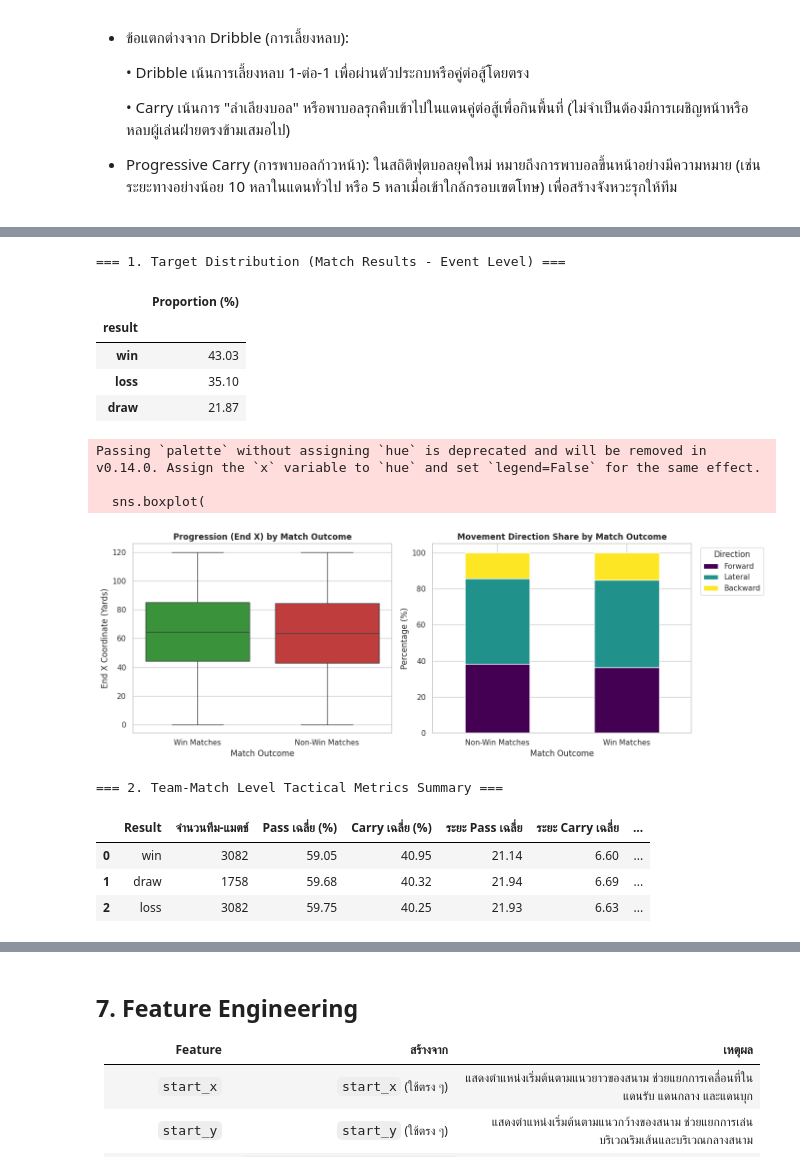
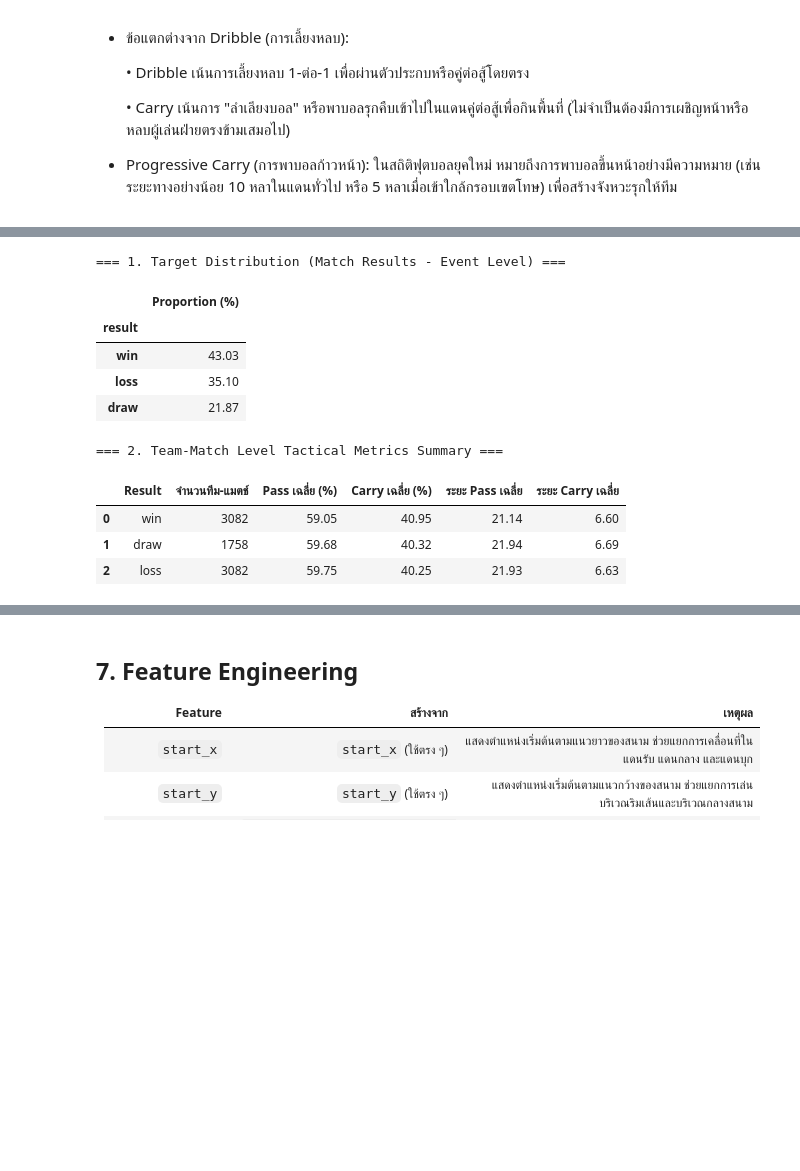
Before and after one commit to doperjerr/G2_MiniProject_Part2_BigData_ML, a Jupyter notebook: G2_MiniProject_Part2_BigData_ML.ipynb, the cells around one changed output, grey strips where cells are left out. Cells and saved outputs as stored; diff of their text form; code cells hidden in the pictures; blank space fills up the shorter version.

```diff
--- a/G2_MiniProject_Part2_BigData_ML.ipynb
+++ b/G2_MiniProject_Part2_BigData_ML.ipynb
@@ -797,21 +797,6 @@ eda["dy"] = eda["end_y"] - eda["start_y"]
 eda["dist"] = np.hypot(eda["dx"], eda["dy"])
 eda["angle"] = np.degrees(np.arctan2(eda["dy"], eda["dx"]))
 
-# สร้างทิศทางการเคลื่อนที่ตามแกน X
-# Forward = เคลื่อนที่ไปทางแกน X บวก
-# Lateral = เคลื่อนที่ในแนวแกน Y เป็นหลัก
-# Backward = เคลื่อนที่ไปทางแกน X ลบ
-
-abs_angle = eda["angle"].abs()
-
-eda["direction"] = pd.cut(
-    abs_angle,
-    bins=[-0.1, 45, 135, 180.1],
-    labels=["Forward", "Lateral", "Backward"]
-)
-
-sns.set_theme(style="whitegrid", context="notebook")
-
 print(f"จำนวน Events: {len(eda):,}")
 print(f"จำนวน Matches: {eda['match_id'].nunique():,}")
 print(f"จำนวน Teams: {eda['team'].nunique():,}")
@@ -1194,39 +1105,6 @@ display(result_share.round(2))
 
 # สร้างตัวแปรแบ่งกลุ่ม Win vs Non-Win
 eda["match_outcome"] = np.where(eda["result"] == "win", "Win Matches", "Non-Win Matches")
-
-# พล็อต Boxplot และ Stacked Bar Chart (Event Level)
-fig, axes = plt.subplots(1, 2, figsize=(14, 5))
-
-sns.boxplot(
-    data=eda.sample(n=min(100000, len(eda)), random_state=42),
-    x="match_outcome",
-    y="end_x",
-    palette=["#2ca02c", "#d62728"],
-    ax=axes[0]
-)
-axes[0].set_title("Progression (End X) by Match Outcome", fontweight="bold")
-axes[0].set_xlabel("Match Outcome")
-axes[0].set_ylabel("End X Coordinate (Yards)")
-
-dir_target = (
-    pd.crosstab(eda["match_outcome"], eda["direction"], normalize="index") * 100
-)
-
-dir_target.plot(
-    kind="bar",
-    stacked=True,
-    colormap="viridis",
-    ax=axes[1],
-    rot=0
-)
-axes[1].set_title("Movement Direction Share by Match Outcome", fontweight="bold")
-axes[1].set_xlabel("Match Outcome")
-axes[1].set_ylabel("Percentage (%)")
-axes[1].legend(title="Direction", bbox_to_anchor=(1.02, 1))
-
-plt.tight_layout()
-plt.show()
 
 
 # ------------------------------------------
@@ -1265,21 +1143,10 @@ carry_distance = (
     .reset_index()
 )
 
-forward_pct = (
-    tc.assign(_is_forward=tc["direction"].astype("string").str.lower().eq("forward"))
-    .groupby(["match_id", "team", "_result"], observed=True)["_is_forward"]
-    .mean()
-    .mul(100)
-    .rename("Forward_Movement_Pct")
-    .reset_index()
-)
-
 team_match = team_match.merge(
     pass_distance, on=["match_id", "team", "_result"], how="left"
 ).merge(
     carry_distance, on=["match_id", "team", "_result"], how="left"
-).merge(
-    forward_pct, on=["match_id", "team", "_result"], how="left"
 )
 
 team_match["Pass_Pct"] = (team_match["Pass_Count"] / team_match["Total_Events"] * 100)
@@ -1293,43 +1160,37 @@ if not team_match_valid.empty:
         team_match_valid.groupby("_result", observed=True)
         .agg(
             Team_Match_Count=("match_id", "size"),
             Mean_Pass_Pct=("Pass_Pct", "mean"),
             Mean_Carry_Pct=("Carry_Pct", "mean"),
             Mean_Pass_Distance=("Mean_Pass_Distance", "mean"),
-            Mean_Carry_Distance=("Mean_Carry_Distance", "mean"),
-            Mean_Forward_Pct=("Forward_Movement_Pct", "mean")
+            Mean_Carry_Distance=("Mean_Carry_Distance", "mean")
         )
         .reindex(["win", "draw", "loss"])
         .rename_axis("Result")
         .reset_index()
     )
 
     result_table = result_table.rename(columns={
         "Team_Match_Count": "จำนวนทีม-แมตช์",
         "Mean_Pass_Pct": "Pass เฉลี่ย (%)",
         "Mean_Carry_Pct": "Carry เฉลี่ย (%)",
         "Mean_Pass_Distance": "ระยะ Pass เฉลี่ย",
-        "Mean_Carry_Distance": "ระยะ Carry เฉลี่ย",
-        "Mean_Forward_Pct": "Forward เฉลี่ย (%)"
+        "Mean_Carry_Distance": "ระยะ Carry เฉลี่ย"
     })
 
     numeric_cols = result_table.select_dtypes(include="number").columns
     result_table[numeric_cols] = result_table[numeric_cols].round(2)
 
     display(result_table)
 # %% [output]
 === 1. Target Distribution (Match Results - Event Level) ===
 |  | Proportion (%) |
 | result |  |
 | win | 43.03 |
 | loss | 35.10 |
 | draw | 21.87 |
-Passing `palette` without assigning `hue` is deprecated and will be removed in v0.14.0. Assign the `x` variable to `hue` and set `legend=False` for the same effect.
-
-  sns.boxplot(
+=== 2. Team-Match Level Tactical Metrics Summary ===
-[figure, removed]
-=== 2. Team-Match Level Tactical Metrics Summary ===
-|  | Result | จำนวนทีม-แมตช์ | Pass เฉลี่ย (%) | Carry เฉลี่ย (%) | ระยะ Pass เฉลี่ย | ระยะ Carry เฉลี่ย | ... |
-| 0 | win | 3082 | 59.05 | 40.95 | 21.14 | 6.60 | ... |
-| 1 | draw | 1758 | 59.68 | 40.32 | 21.94 | 6.69 | ... |
-| 2 | loss | 3082 | 59.75 | 40.25 | 21.93 | 6.63 | ... |
+|  | Result | จำนวนทีม-แมตช์ | Pass เฉลี่ย (%) | Carry เฉลี่ย (%) | ระยะ Pass เฉลี่ย | ระยะ Carry เฉลี่ย |
+| 0 | win | 3082 | 59.05 | 40.95 | 21.14 | 6.60 |
+| 1 | draw | 1758 | 59.68 | 40.32 | 21.94 | 6.69 |
+| 2 | loss | 3082 | 59.75 | 40.25 | 21.93 | 6.63 |
```
Also changed, not shown: parts of 58 cells of this notebook.
